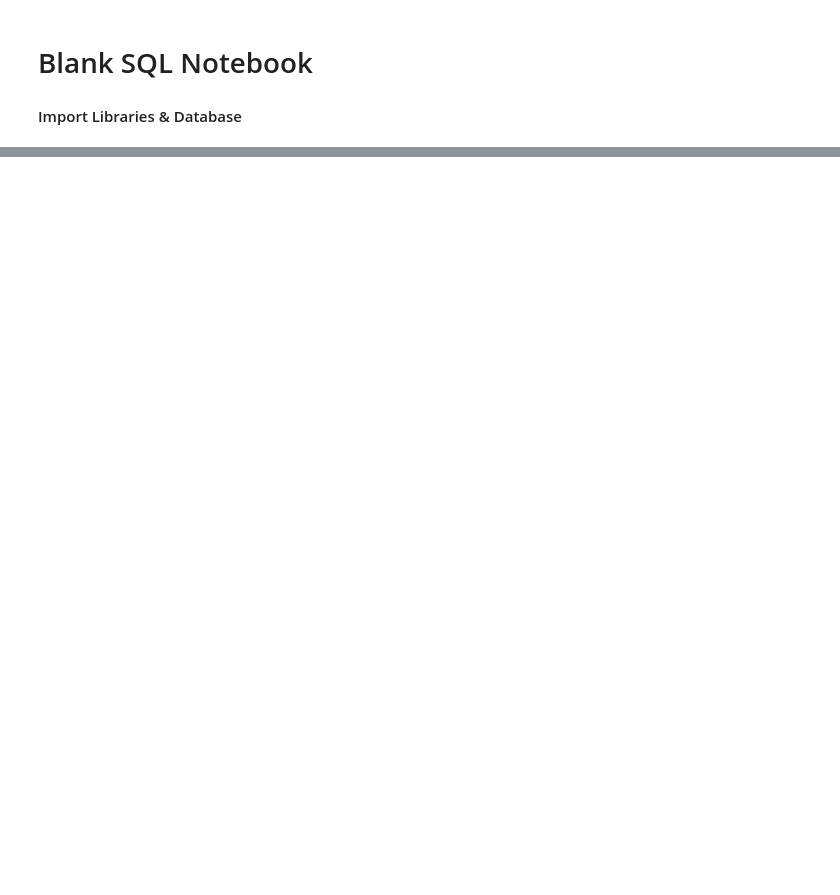
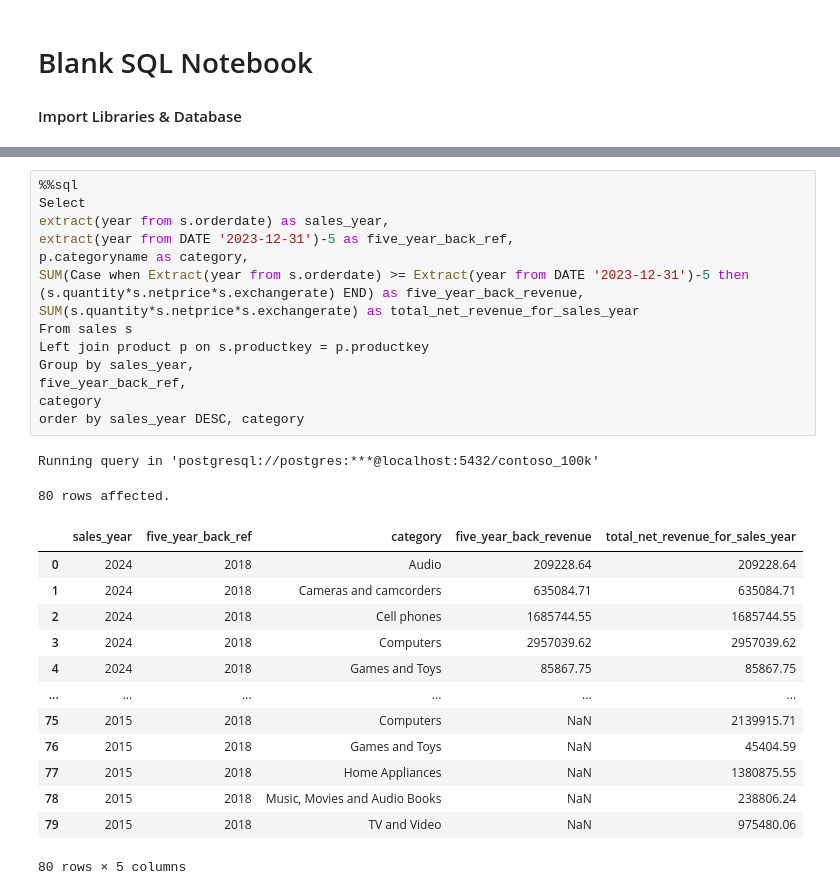
Before and after one commit to CLYMATIC06/SQL-Practice, a Jupyter notebook: Resources/Blank_SQL_Notebook.ipynb, the cells around one changed output, grey strips where cells are left out. Drawn from its saved outputs; the diff is of its cells as text; blank space fills up the shorter version.

```diff
--- a/Resources/Blank_SQL_Notebook.ipynb
+++ b/Resources/Blank_SQL_Notebook.ipynb
@@ -243,0 +177,30 @@ Running query in 'postgresql://postgres:***@localhost:5432/contoso_100k'
+# %%
+%%sql
+Select
+extract(year from s.orderdate) as sales_year,
+extract(year from DATE '2023-12-31')-5 as five_year_back_ref,
+p.categoryname as category,
+SUM(Case when Extract(year from s.orderdate) >= Extract(year from DATE '2023-12-31')-5 then (s.quantity*s.netprice*s.exchangerate) END) as five_year_back_revenue,
+SUM(s.quantity*s.netprice*s.exchangerate) as total_net_revenue_for_sales_year
+From sales s
+Left join product p on s.productkey = p.productkey
+Group by sales_year,
+five_year_back_ref,
+category
+order by sales_year DESC, category
+# %% [output]
+Running query in 'postgresql://postgres:***@localhost:5432/contoso_100k'
+80 rows affected.
+|  | sales_year | five_year_back_ref | category | five_year_back_revenue | total_net_revenue_for_sales_year |
+| 0 | 2024 | 2018 | Audio | 209228.64 | 209228.64 |
+| 1 | 2024 | 2018 | Cameras and camcorders | 635084.71 | 635084.71 |
+| 2 | 2024 | 2018 | Cell phones | 1685744.55 | 1685744.55 |
+| 3 | 2024 | 2018 | Computers | 2957039.62 | 2957039.62 |
+| 4 | 2024 | 2018 | Games and Toys | 85867.75 | 85867.75 |
+| ... | ... | ... | ... | ... | ... |
+| 75 | 2015 | 2018 | Computers | NaN | 2139915.71 |
+| 76 | 2015 | 2018 | Games and Toys | NaN | 45404.59 |
+| 77 | 2015 | 2018 | Home Appliances | NaN | 1380875.55 |
+| 78 | 2015 | 2018 | Music, Movies and Audio Books | NaN | 238806.24 |
+| 79 | 2015 | 2018 | TV and Video | NaN | 975480.06 |
+80 rows × 5 columns
```
Also changed, not shown: parts of 19 cells of this notebook.
